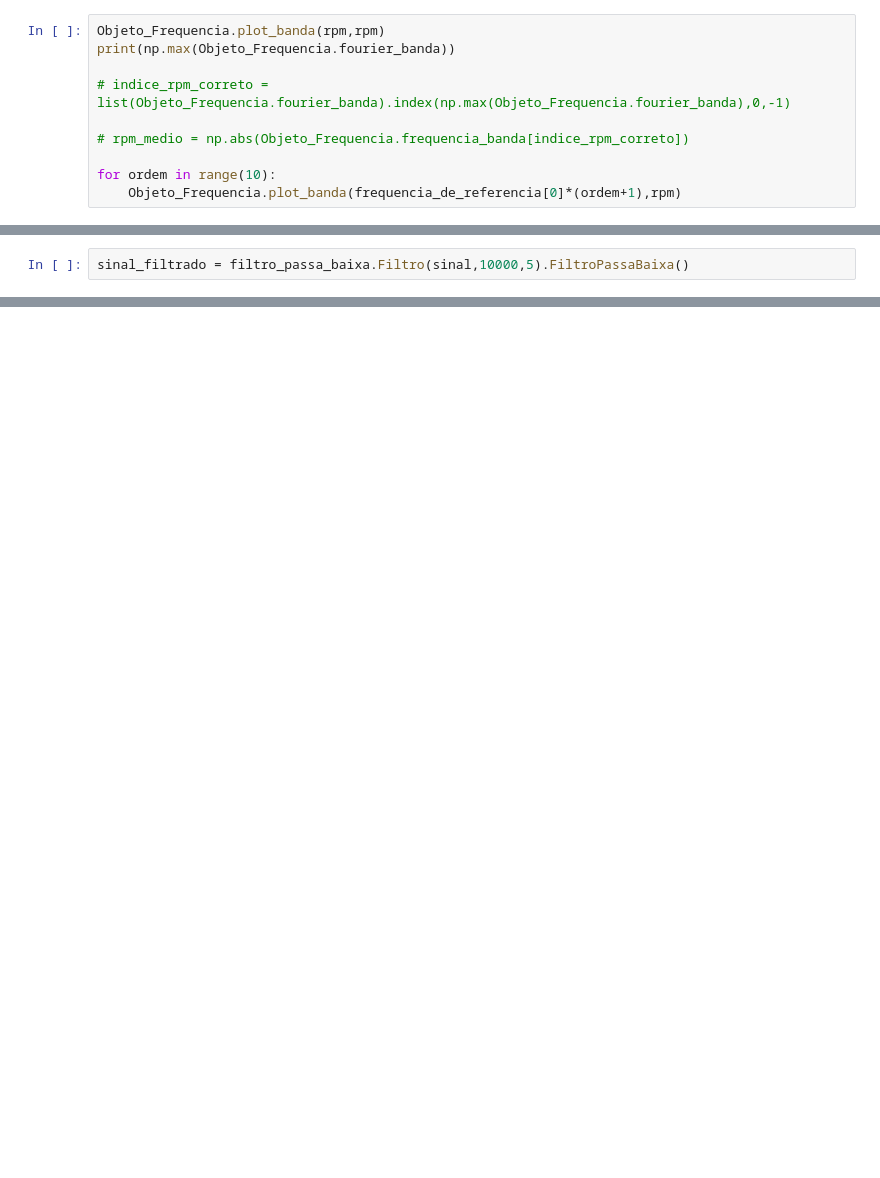
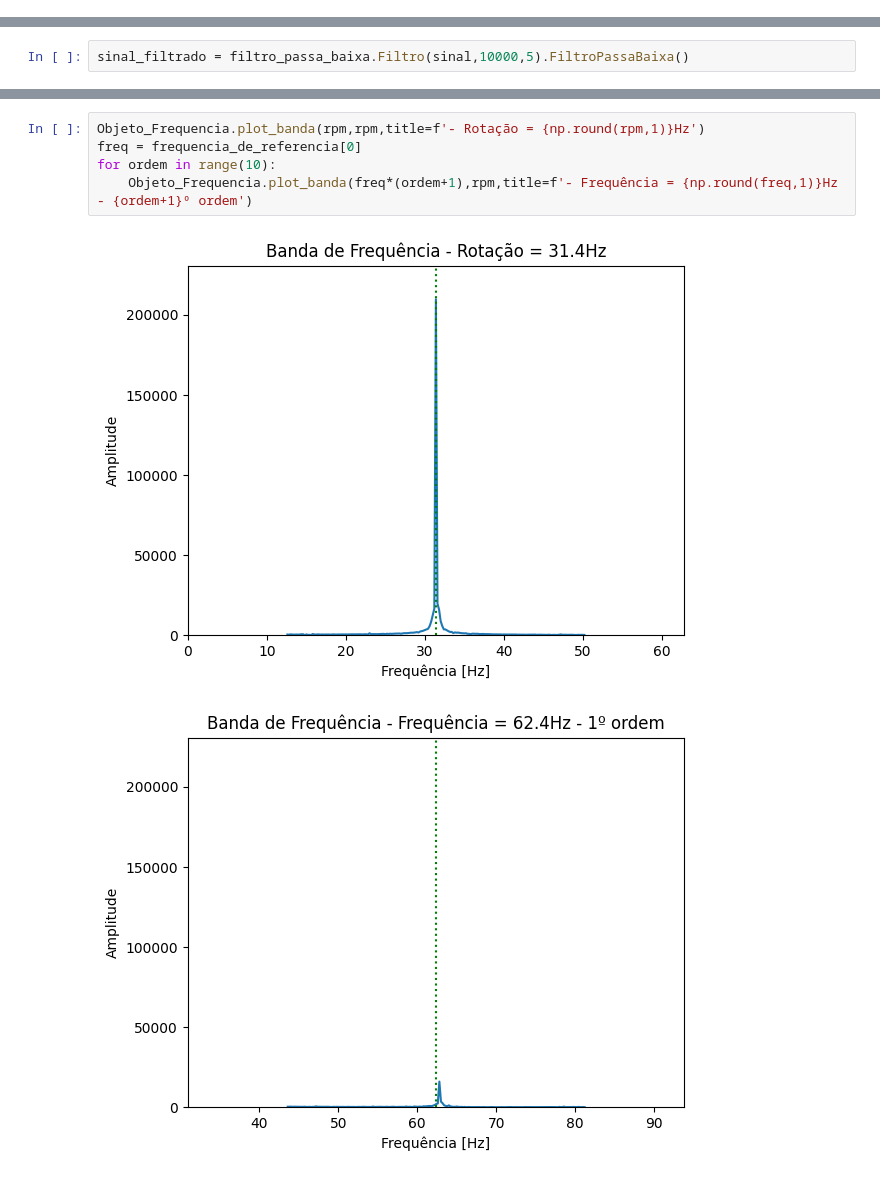
Before and after one commit to dossleo/ProjetoFinal_LeoanrdoPacheco_UFRJ_LAVI, a Jupyter notebook: indicadores_frequencia.ipynb, the cells around one changed output, grey strips where cells are left out. Drawn from its saved outputs; the diff is of its cells as text; blank space fills up the shorter version.

```diff
--- a/indicadores_frequencia.ipynb
+++ b/indicadores_frequencia.ipynb
@@ -95,10 +86,0 @@ fourier_banda, frequencia_banda = Objeto_Frequencia.banda_frequencia(rpm,2)
-# %%
-Objeto_Frequencia.plot_banda(rpm,rpm)
-print(np.max(Objeto_Frequencia.fourier_banda))
-
-# indice_rpm_correto = list(Objeto_Frequencia.fourier_banda).index(np.max(Objeto_Frequencia.fourier_banda),0,-1)
-
-# rpm_medio = np.abs(Objeto_Frequencia.frequencia_banda[indice_rpm_correto])
-
-for ordem in range(10):
-    Objeto_Frequencia.plot_banda(frequencia_de_referencia[0]*(ordem+1),rpm)
@@ -128,0 +99,8 @@ Objeto_Frequencia.plot_fft(frequencia_de_referencia)
+# %%
+Objeto_Frequencia.plot_banda(rpm,rpm,title=f'- Rotação = {np.round(rpm,1)}Hz')
+freq = frequencia_de_referencia[0]
+for ordem in range(10):
+    Objeto_Frequencia.plot_banda(freq*(ordem+1),rpm,title=f'- Frequência = {np.round(freq,1)}Hz - {ordem+1}º ordem')
+# %% [output]
+[figure, added]
+[figure, added]
```
Also changed, not shown: parts of 7 cells of this notebook, 7 other files.
